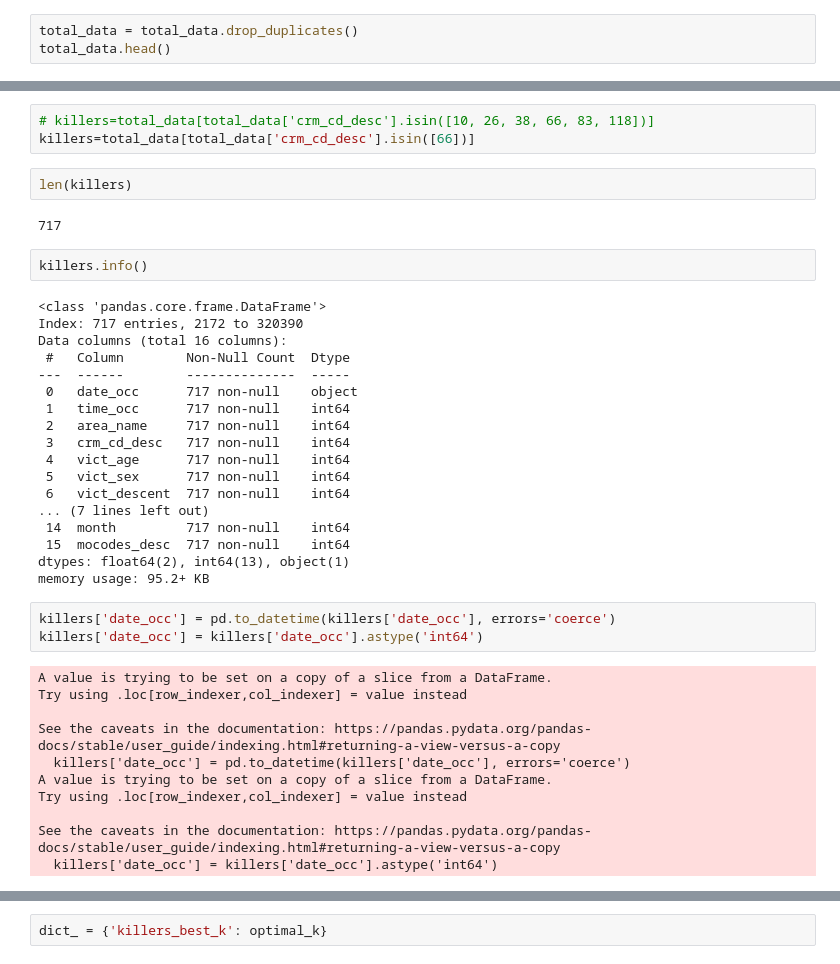
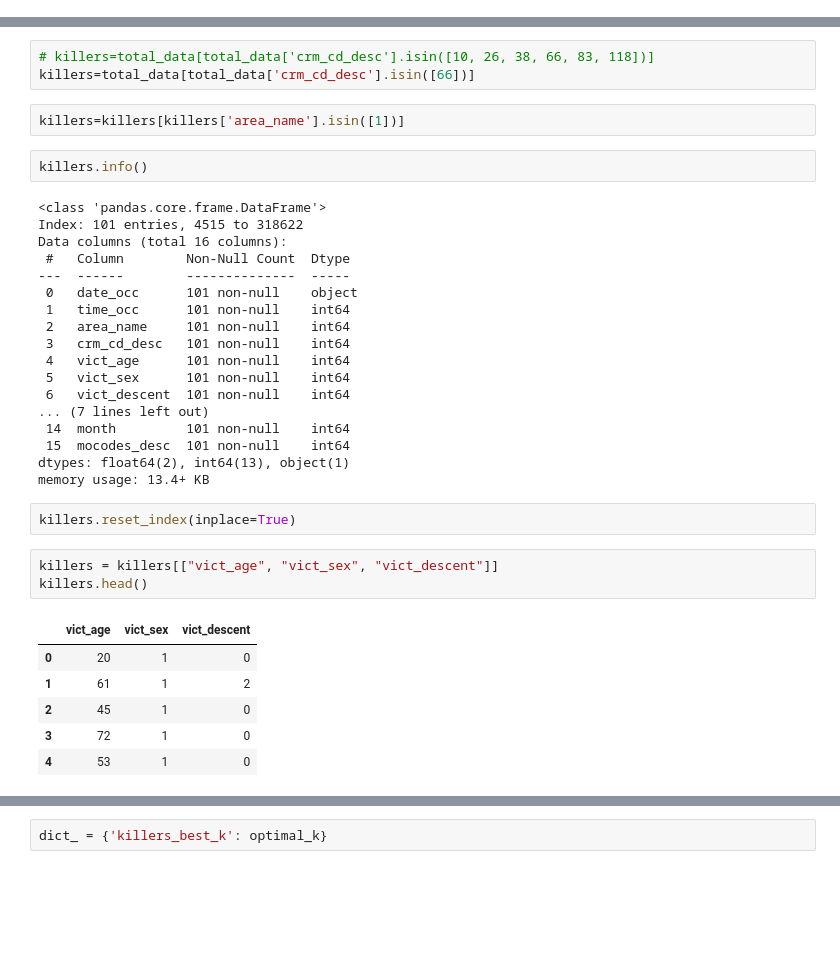
Before and after one commit to orj93/final_proyect_crime, a Jupyter notebook: src/best_k_killers.ipynb, the cells around one changed output, grey strips where cells are left out. Saved outputs shown, nothing was run; the diff lists cells and outputs as text; blank space fills up the shorter version.

```diff
--- a/src/best_k_killers.ipynb
+++ b/src/best_k_killers.ipynb
@@ -15,6 +15,3 @@ total_data.head()
 | 2 | 2020-01-01 | 1730 | 2 | 1 | 76 | 0 | 2 | 2 | ... |
 | 3 | 2020-01-01 | 415 | 3 | 2 | 31 | 2 | 3 | 3 | ... |
 | 4 | 2020-01-01 | 30 | 1 | 3 | 25 | 0 | 1 | 4 | ... |
-# %%
-total_data = total_data.drop_duplicates()
-total_data.head()
@@ -28,44 +18,40 @@ total_data.head()
 # %%
 # killers=total_data[total_data['crm_cd_desc'].isin([10, 26, 38, 66, 83, 118])]
 killers=total_data[total_data['crm_cd_desc'].isin([66])]
-# %%
-len(killers)
-# %% [output]
-717
+# %%
+killers=killers[killers['area_name'].isin([1])]
 # %%
 killers.info()
 # %% [output]
 <class 'pandas.core.frame.DataFrame'>
-Index: 717 entries, 2172 to 320390
+Index: 101 entries, 4515 to 318622
 Data columns (total 16 columns):
  #   Column        Non-Null Count  Dtype
 ---  ------        --------------  -----
- 0   date_occ      717 non-null    object
- 1   time_occ      717 non-null    int64
- 2   area_name     717 non-null    int64
- 3   crm_cd_desc   717 non-null    int64
- 4   vict_age      717 non-null    int64
- 5   vict_sex      717 non-null    int64
- 6   vict_descent  717 non-null    int64
+ 0   date_occ      101 non-null    object
+ 1   time_occ      101 non-null    int64
+ 2   area_name     101 non-null    int64
+ 3   crm_cd_desc   101 non-null    int64
+ 4   vict_age      101 non-null    int64
+ 5   vict_sex      101 non-null    int64
+ 6   vict_descent  101 non-null    int64
 ... (7 lines left out)
- 14  month         717 non-null    int64
- 15  mocodes_desc  717 non-null    int64
+ 14  month         101 non-null    int64
+ 15  mocodes_desc  101 non-null    int64
 dtypes: float64(2), int64(13), object(1)
-memory usage: 95.2+ KB
+memory usage: 13.4+ KB
-# %%
-killers['date_occ'] = pd.to_datetime(killers['date_occ'], errors='coerce')
-killers['date_occ'] = killers['date_occ'].astype('int64')
-# %% [output]
-A value is trying to be set on a copy of a slice from a DataFrame.
-Try using .loc[row_indexer,col_indexer] = value instead
-
-See the caveats in the documentation: https://pandas.pydata.org/pandas-docs/stable/user_guide/indexing.html#returning-a-view-versus-a-copy
-  killers['date_occ'] = pd.to_datetime(killers['date_occ'], errors='coerce')
-A value is trying to be set on a copy of a slice from a DataFrame.
-Try using .loc[row_indexer,col_indexer] = value instead
-
-See the caveats in the documentation: https://pandas.pydata.org/pandas-docs/stable/user_guide/indexing.html#returning-a-view-versus-a-copy
-  killers['date_occ'] = killers['date_occ'].astype('int64')
+# %%
+killers.reset_index(inplace=True)
+# %%
+killers = killers[["vict_age", "vict_sex", "vict_descent"]]
+killers.head()
+# %% [output]
+|  | vict_age | vict_sex | vict_descent |
+| 0 | 20 | 1 | 0 |
+| 1 | 61 | 1 | 2 |
+| 2 | 45 | 1 | 0 |
+| 3 | 72 | 1 | 0 |
+| 4 | 53 | 1 | 0 |
 # %%
 killers.info()
 # %% [output]
```
Also changed, not shown: parts of 10 cells of this notebook, 4 other files.
